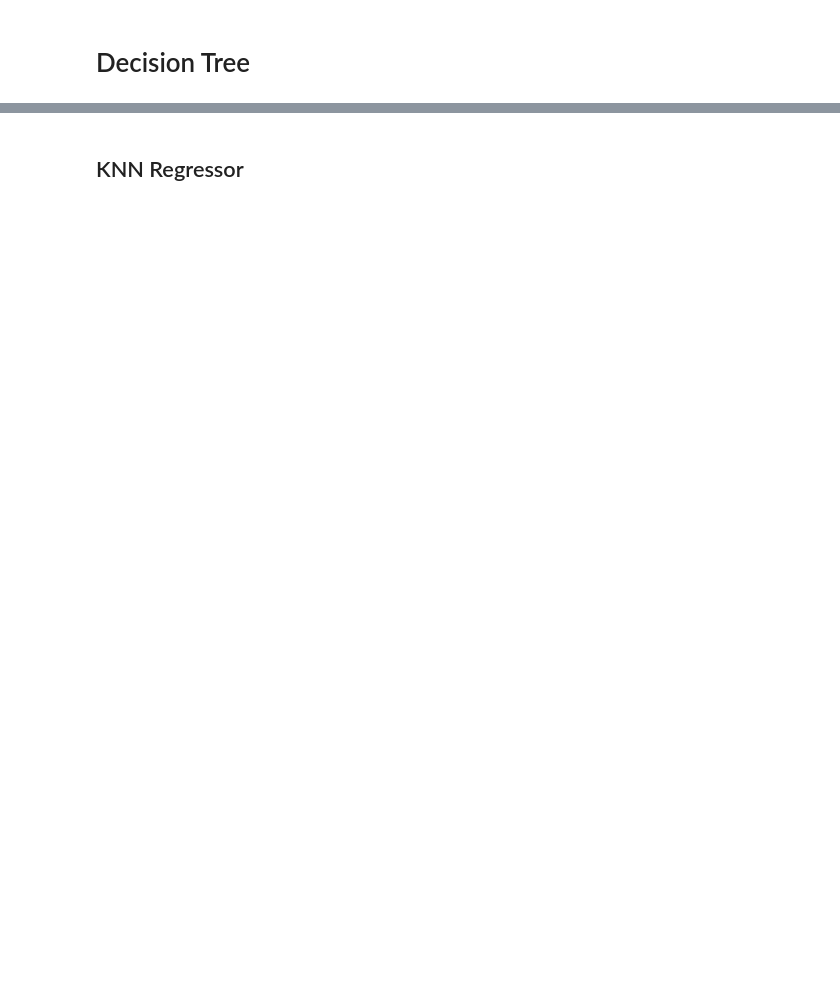
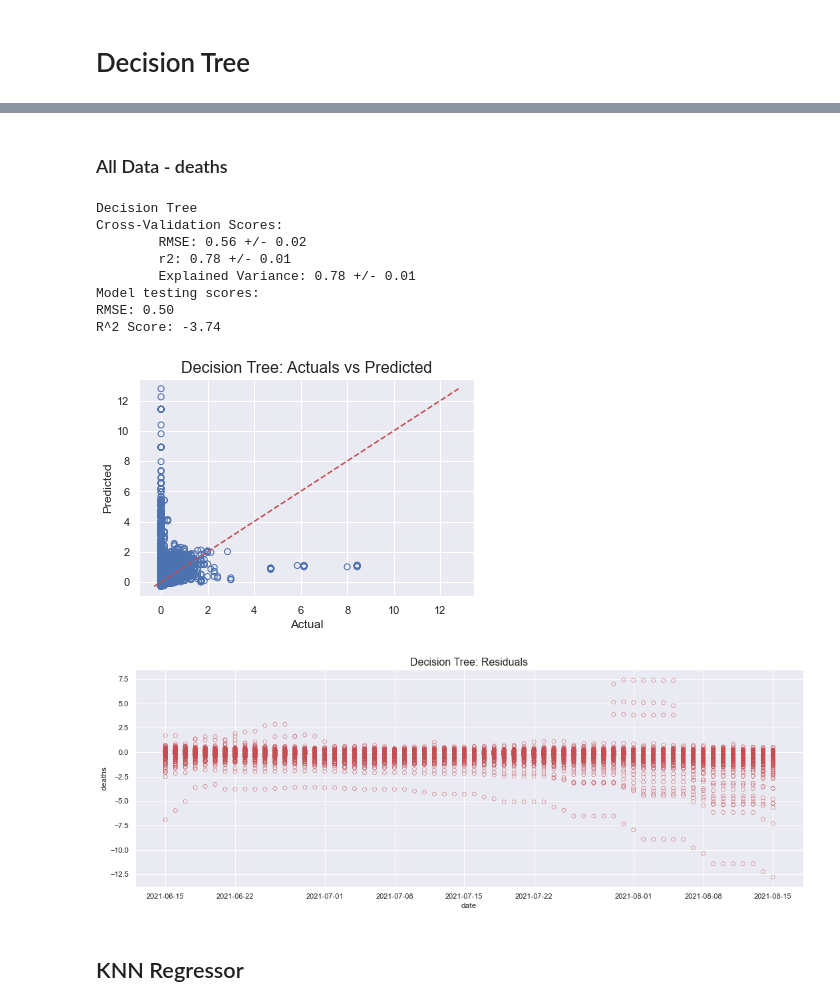
Before and after one commit to ehmartens/cs5644-project, a Jupyter notebook: Modeling Notebook.ipynb, the cells around one changed output, grey strips where cells are left out. Saved outputs shown, nothing was run; the diff lists cells and outputs as text; code cells hidden in the pictures; blank space fills up the shorter version.

```diff
--- a/Modeling Notebook.ipynb
+++ b/Modeling Notebook.ipynb
@@ -238,0 +198,15 @@ rmse_dt = np.sqrt(np.mean((y_preds_dt - y_test_cases) ** 2))
+# %% [markdown]
+### All Data - deaths
+# %%
+deaths_pred_dt, deaths_residuals_dt, deaths_rmse_dt, deaths_r2_dt = run_full_pipeline(lm_model, X_train, y_train_deaths, X_test, y_test_deaths, 'Decision Tree')
+# %% [output]
+Decision Tree
+Cross-Validation Scores:
+        RMSE: 0.56 +/- 0.02
+        r2: 0.78 +/- 0.01
+        Explained Variance: 0.78 +/- 0.01
+Model testing scores:
+RMSE: 0.50
+R^2 Score: -3.74
+[figure, added]
+[figure, added]
```
Also changed, not shown: parts of 39 cells of this notebook.
